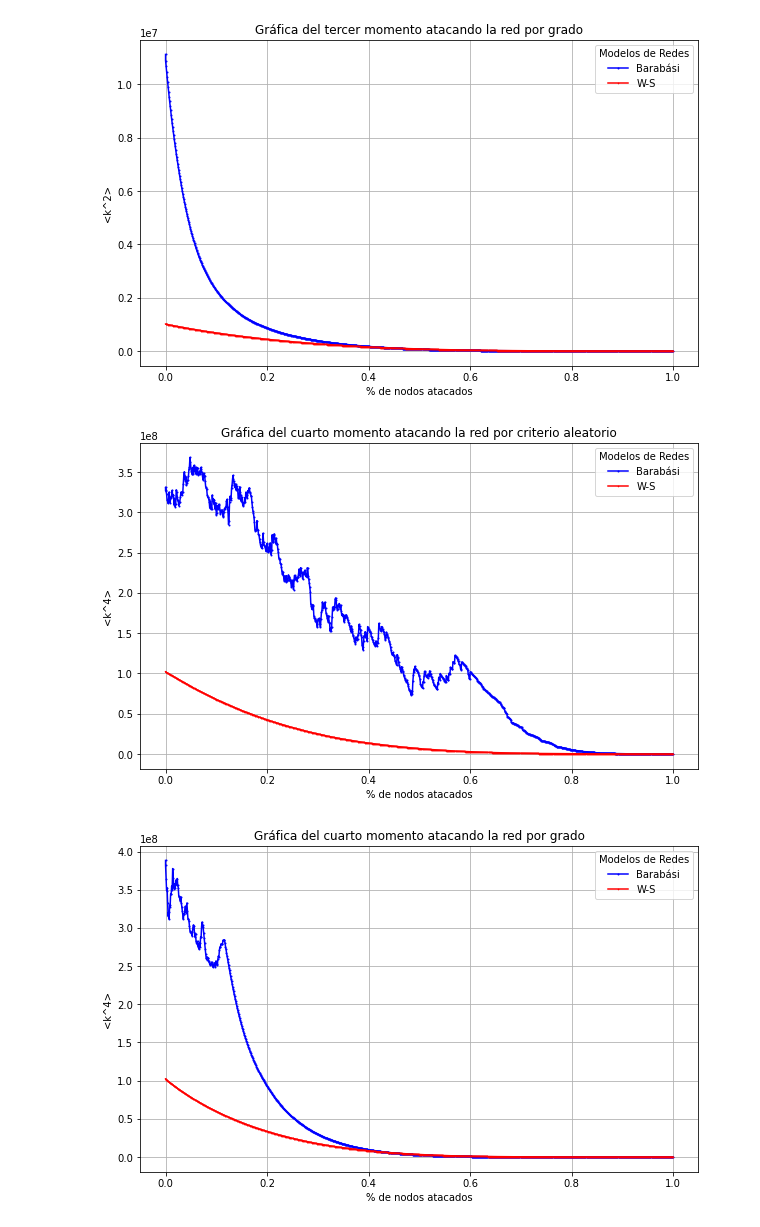
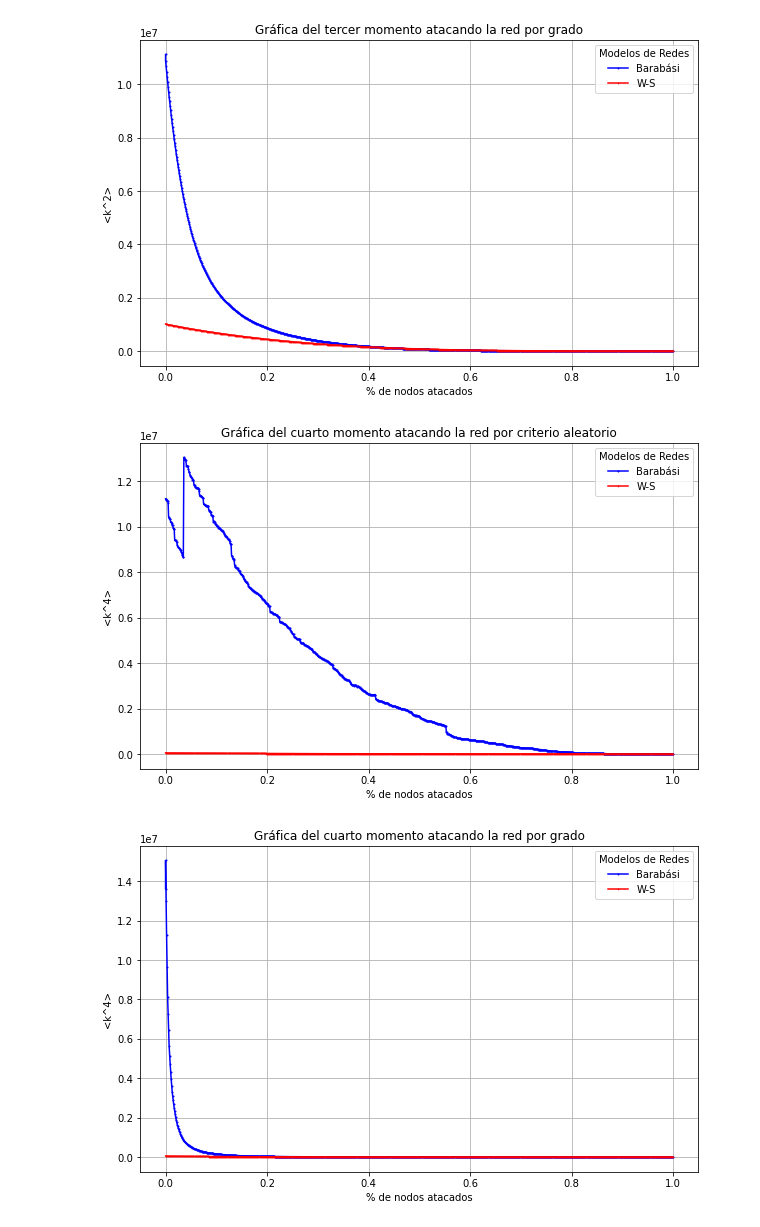
Before and after one commit to maurisiojimenes/pt_robustez, a Jupyter notebook: momentos.ipynb, the cells around one changed output. Cells and saved outputs as stored; diff of their text form; code cells hidden in the pictures.

```diff
--- a/momentos.ipynb
+++ b/momentos.ipynb
@@ -8,8 +8,8 @@ importlib.reload(g)
 # %% [output]
 <module 'graficas' from 'C:\\Users\\blond\\repositorios\\pt_robustez\\graficas.py'>
 # %%
-G_barabasi = g.crear_grafica('barabasi',1000,100,0)
-G_watts = g.crear_grafica('watts',1000,100,0.5)
+G_barabasi = g.crear_grafica('barabasi',1000,15,0)
+G_watts = g.crear_grafica('watts',1000,15,0.5)
 N = len(G_barabasi)
 plt.figure(figsize=(10, 6))
 momentos_barabasi = [g.momentos(G_barabasi,1)]
@@ -38,6 +38,6 @@ plt.show()
 # %%
-G_barabasi = g.crear_grafica('barabasi',1000,100,0)
-G_watts = g.crear_grafica('watts',1000,100,0.5)
+G_barabasi = g.crear_grafica('barabasi',1000,15,0)
+G_watts = g.crear_grafica('watts',1000,15,0.5)
 N = len(G_barabasi)
 plt.figure(figsize=(10, 6))
 promedio_grados_barabasi = [g.grado_promedio(G_barabasi)]
@@ -66,6 +66,6 @@ plt.show()
 # %%
-G_barabasi = g.crear_grafica('barabasi',1000,100,0)
-G_watts = g.crear_grafica('watts',1000,100,0.5)
+G_barabasi = g.crear_grafica('barabasi',1000,15,0)
+G_watts = g.crear_grafica('watts',1000,15,0.5)
 N = len(G_barabasi)
 n = 1 #orden del momento que vamos a obtener
 plt.figure(figsize=(10, 6))
@@ -128,8 +128,8 @@ plt.figure(figsize=(10, 6))
 momentos_barabasi = [g.momentos(G_barabasi,2)]
 momentos_watts = [g.momentos(G_watts,2)]
 for _ in range(len(G_barabasi)):
-    G_barabasi = g.ataques(G_barabasi,'degree')
-    G_watts = g.ataques(G_watts,'degree')
+    G_barabasi = g.ataques(G_barabasi,'random')
+    G_watts = g.ataques(G_watts,'random')
     momentos_barabasi.append(g.momentos(G_barabasi,2))
     momentos_watts.append(g.momentos(G_watts,2))
 nodos_atacados = [i/N for i in range(N)]
@@ -234,37 +234,37 @@ plt.show()
 # %% [output]
 [figure]
 # %%
-G_barabasi = g.crear_grafica('barabasi',1000,100,0)
-G_watts = g.crear_grafica('watts',1000,100,0.5)
+G_barabasi = g.crear_grafica('barabasi',1000,15,0)
+G_watts = g.crear_grafica('watts',1000,15,0.5)
 N = len(G_barabasi)
 n = 4 #orden del momento que vamos a obtener
 plt.figure(figsize=(10, 6))
 momentos_barabasi = [g.momentos(G_barabasi,n)]
 momentos_watts = [g.momentos(G_watts,n)]
 for _ in range(len(G_barabasi)):
     G_barabasi = g.ataques(G_barabasi,'random')
     G_watts = g.ataques(G_watts,'random')
     momentos_barabasi.append(g.momentos(G_barabasi,n))
     momentos_watts.append(g.momentos(G_watts,n))
 nodos_atacados = [i/N for i in range(N)]
 nodos_atacados.insert(0,0)
 
 # graficamos los resultados:
 plt.plot(nodos_atacados, momentos_barabasi, label="Barabási", color='blue', marker='o', linestyle='-', markersize=1)
 plt.plot(nodos_atacados, momentos_watts, label="W-S", color='red', marker='x', linestyle='-', markersize=1)
 
 plt.title("Gráfica del cuarto momento atacando la red por criterio aleatorio")
 plt.xlabel("% de nodos atacados")
 plt.ylabel("<k^4>")
 
 plt.legend(title="Modelos de Redes", loc='best')
 plt.grid(True)
 plt.show()
 # %% [output]
-[figure, old version]
+[figure, new version]
 # %%
-G_barabasi = g.crear_grafica('barabasi',1000,100,0)
-G_watts = g.crear_grafica('watts',1000,100,0.5)
+G_barabasi = g.crear_grafica('barabasi',1000,15,0)
+G_watts = g.crear_grafica('watts',1000,15,0.5)
 N = len(G_barabasi)
 n = 4 #orden del momento que vamos a obtener
 plt.figure(figsize=(10, 6))
@@ -290,4 +290,4 @@ plt.legend(title="Modelos de Redes", loc='best')
 plt.grid(True)
 plt.show()
 # %% [output]
-[figure, old version]
+[figure, new version]
```
Also changed, not shown: parts of 5 cells of this notebook, 4 other files.
